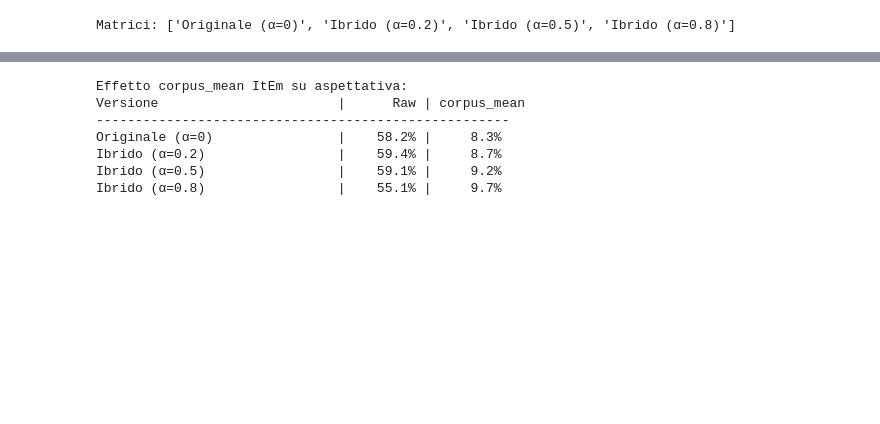
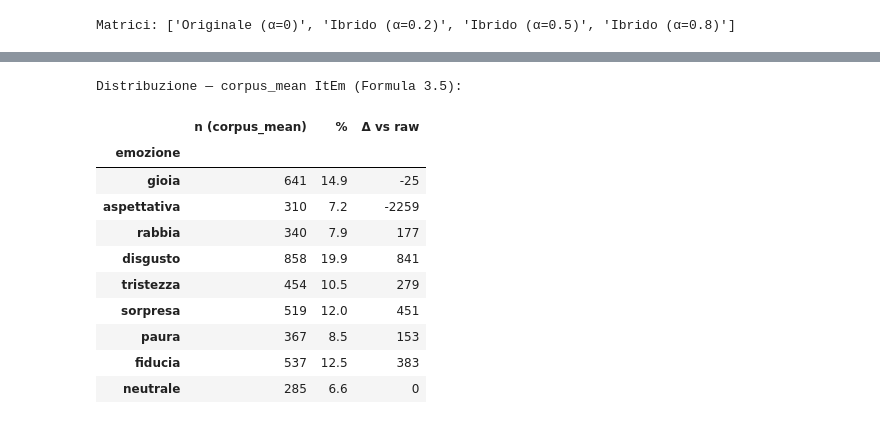
Before and after one commit to V3R0N1C4/ELIta_tesi, a Jupyter notebook: Fase3/Confronto_Copus.ipynb, the cells around one changed output, grey strips where cells are left out. Cells and saved outputs as stored; diff of their text form; code cells hidden in the pictures; blank space fills up the shorter version.

```diff
--- a/Fase3/Confronto_notizie.ipynb
+++ b/Fase3/Confronto_Copus.ipynb
@@ -157,38 +127,40 @@ neutrale         194 ( 7.7%)  [+0 vs raw]
+# %%
+print('Distribuzione — corpus_mean ItEm (Formula 3.5):')
+df_dist = pd.DataFrame([{
+    'emozione': e,
+    'n (corpus_mean)': counts_cm.get(e, 0),
+    '%': round(counts_cm.get(e, 0) / total * 100, 1),
+    'Δ vs raw': counts_cm.get(e, 0) - counts_raw.get(e, 0),
+} for e in BASIC_EMOTIONS + ['neutrale']]).set_index('emozione')
+
+display(df_dist)
+# %% [output]
+Distribuzione — corpus_mean ItEm (Formula 3.5):
+|  | n (corpus_mean) | % | Δ vs raw |
+| emozione |  |  |  |
+| gioia | 641 | 14.9 | -25 |
+| aspettativa | 310 | 7.2 | -2259 |
+| rabbia | 340 | 7.9 | 177 |
+| disgusto | 858 | 19.9 | 841 |
+| tristezza | 454 | 10.5 | 279 |
+| sorpresa | 519 | 12.0 | 451 |
+| paura | 367 | 8.5 | 153 |
+| fiducia | 537 | 12.5 | 383 |
+| neutrale | 285 | 6.6 | 0 |
 # %%
 results_raw_versions = {}
 results_cm_ibridi    = {}
 for vname, df_e in MATRICES.items():
-    df_raw_v              = detect_emotions(df_corpus, df_tokens, df_e)
+    df_raw_v = detect_emotions(df_corpus, df_tokens, df_e)
     results_raw_versions[vname] = df_raw_v
     results_cm_ibridi[vname], _ = apply_corpus_mean_norm(df_raw_v)
 
 plot_emotion_grid(
     panels=[
-        ('Raw (score originali)',            df_raw),
-        ('corpus_mean ItEm (score orig)',    results_cm_ibridi['Originale (α=0)']),
-        ('corpus_mean ItEm (ibrido α=0.5)', results_cm_ibridi['Ibrido (α=0.5)']),
-        ('corpus_mean ItEm (ibrido α=0.8)', results_cm_ibridi['Ibrido (α=0.8)']),
+        ('Raw (score originali)', df_raw),
+        ('corpus_mean ItEm (score orig)',   results_cm_ibridi['Originale (α=0)']),
     ],
     total=total,
     title='Corpus_mean ItEm (Formula 3.5): confronto versioni',
 ).show()
-
-print('\nEffetto corpus_mean ItEm su aspettativa:')
-print('{:<30s} | {:>8s} | {:>8s}'.format('Versione', 'Raw', 'corpus_mean'))
-print('-' * 53)
-for vname in MATRICES:
-    c_raw = results_raw_versions[vname]['dominant_emotion'].value_counts()
-    c_cm  = results_cm_ibridi[vname]['dominant_emotion'].value_counts()
-    print('{:<30s} | {:>7.1f}% | {:>7.1f}%'.format(
-        vname,
-        c_raw.get('aspettativa', 0) / total * 100,
-        c_cm.get('aspettativa',  0) / total * 100))
-# %% [output]
-Effetto corpus_mean ItEm su aspettativa:
-Versione                       |      Raw | corpus_mean
------------------------------------------------------
-Originale (α=0)                |    58.2% |     8.3%
-Ibrido (α=0.2)                 |    59.4% |     8.7%
-Ibrido (α=0.5)                 |    59.1% |     9.2%
-Ibrido (α=0.8)                 |    55.1% |     9.7%
 # %% [markdown]
```
Also changed, not shown: parts of 33 cells of this notebook.
